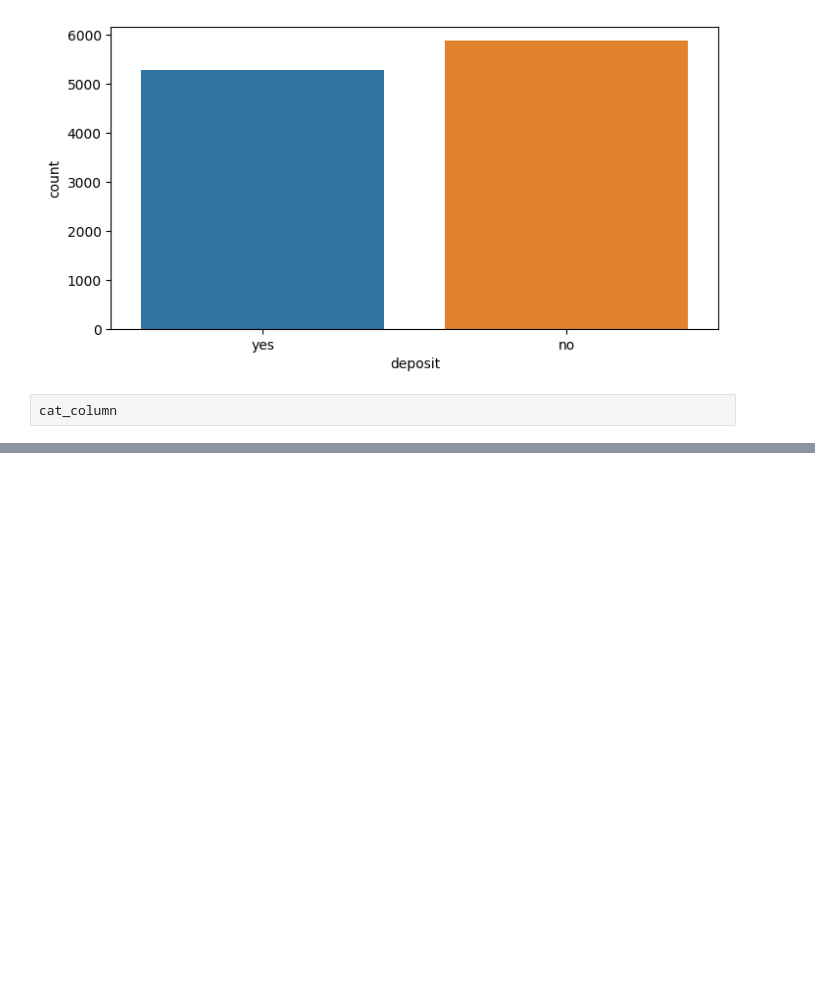
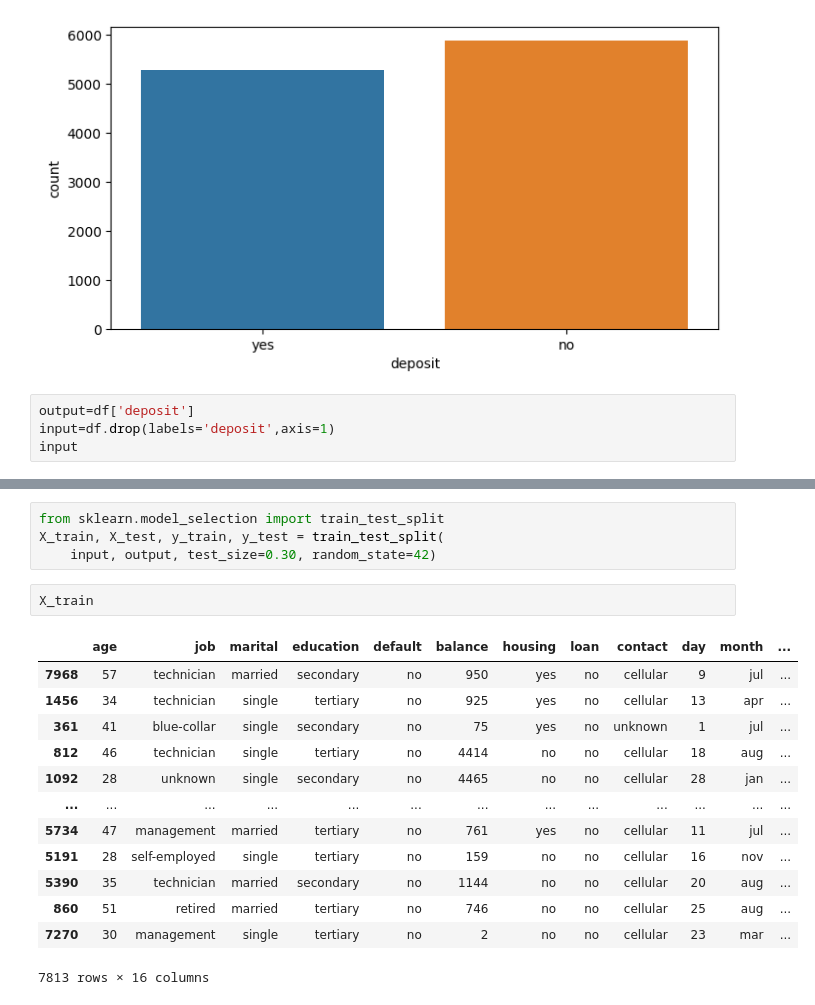
Before and after one commit to Nikesh5005/ML_PROJ, a Jupyter notebook: Bank_Subscription_ML_Classifier.ipynb, the cells around one changed output, grey strips where cells are left out. Drawn from its saved outputs; the diff is of its cells as text; blank space fills up the shorter version.

```diff
--- a/Bank_Subscription_ML_Classifier.ipynb
+++ b/Bank_Subscription_ML_Classifier.ipynb
@@ -135,5 +135,7 @@ for column in cat_column:
 [figure]
 [figure]
 # %%
-cat_column
+output=df['deposit']
+input=df.drop(labels='deposit',axis=1)
+input
 # %% [output]
@@ -149,0 +155,20 @@ cat_column
+# %%
+from sklearn.model_selection import train_test_split
+X_train, X_test, y_train, y_test = train_test_split(
+    input, output, test_size=0.30, random_state=42)
+# %%
+X_train
+# %% [output]
+|  | age | job | marital | education | default | balance | housing | loan | contact | day | month | ... |
+| 7968 | 57 | technician | married | secondary | no | 950 | yes | no | cellular | 9 | jul | ... |
+| 1456 | 34 | technician | single | tertiary | no | 925 | yes | no | cellular | 13 | apr | ... |
+| 361 | 41 | blue-collar | single | secondary | no | 75 | yes | no | unknown | 1 | jul | ... |
+| 812 | 46 | technician | single | tertiary | no | 4414 | no | no | cellular | 18 | aug | ... |
+| 1092 | 28 | unknown | single | secondary | no | 4465 | no | no | cellular | 28 | jan | ... |
+| ... | ... | ... | ... | ... | ... | ... | ... | ... | ... | ... | ... | ... |
+| 5734 | 47 | management | married | tertiary | no | 761 | yes | no | cellular | 11 | jul | ... |
+| 5191 | 28 | self-employed | single | tertiary | no | 159 | no | no | cellular | 16 | nov | ... |
+| 5390 | 35 | technician | married | secondary | no | 1144 | no | no | cellular | 20 | aug | ... |
+| 860 | 51 | retired | married | tertiary | no | 746 | no | no | cellular | 25 | aug | ... |
+| 7270 | 30 | management | single | tertiary | no | 2 | no | no | cellular | 23 | mar | ... |
+7813 rows × 16 columns
```
Also changed, not shown: parts of 17 cells of this notebook.
